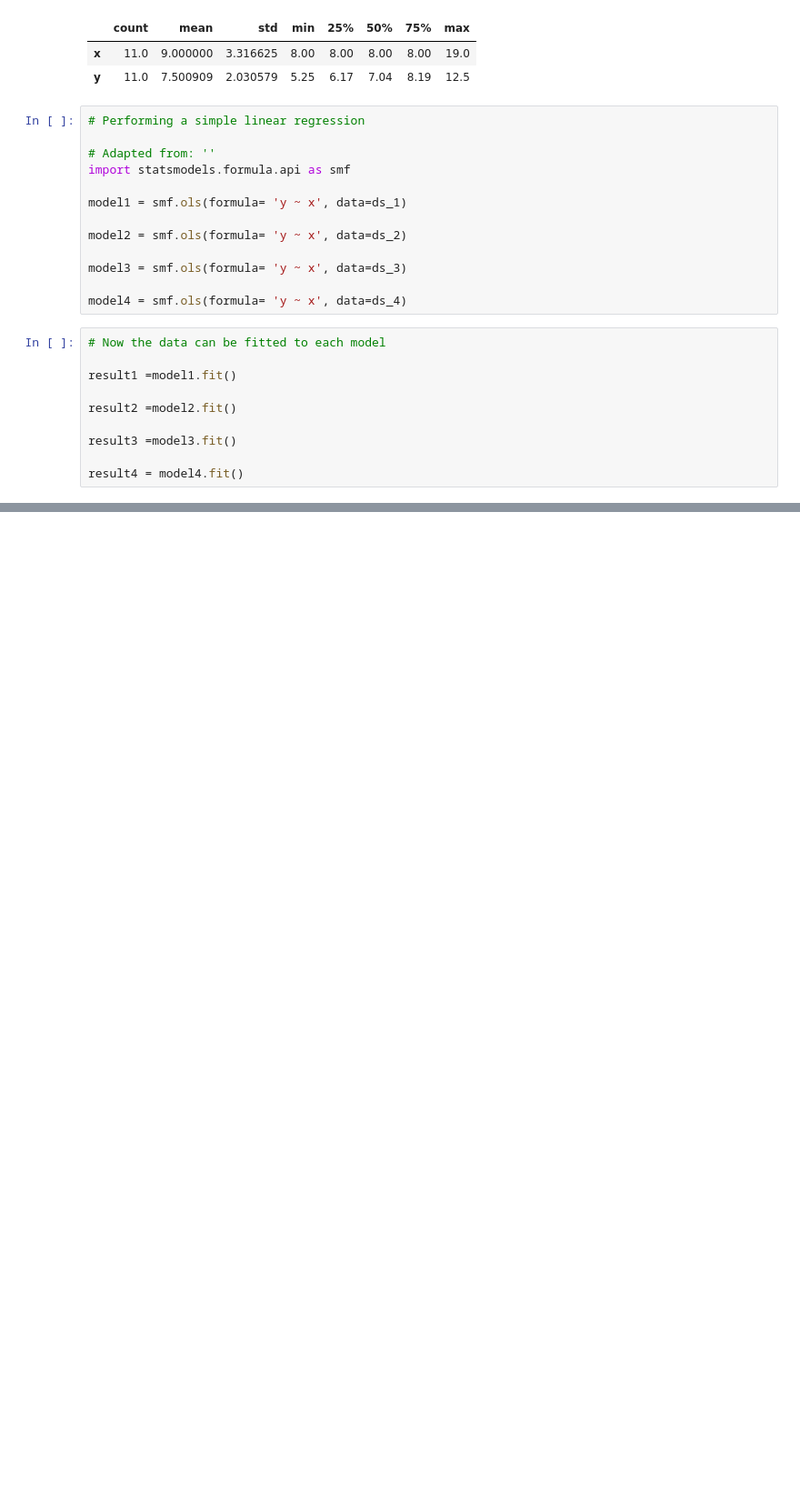
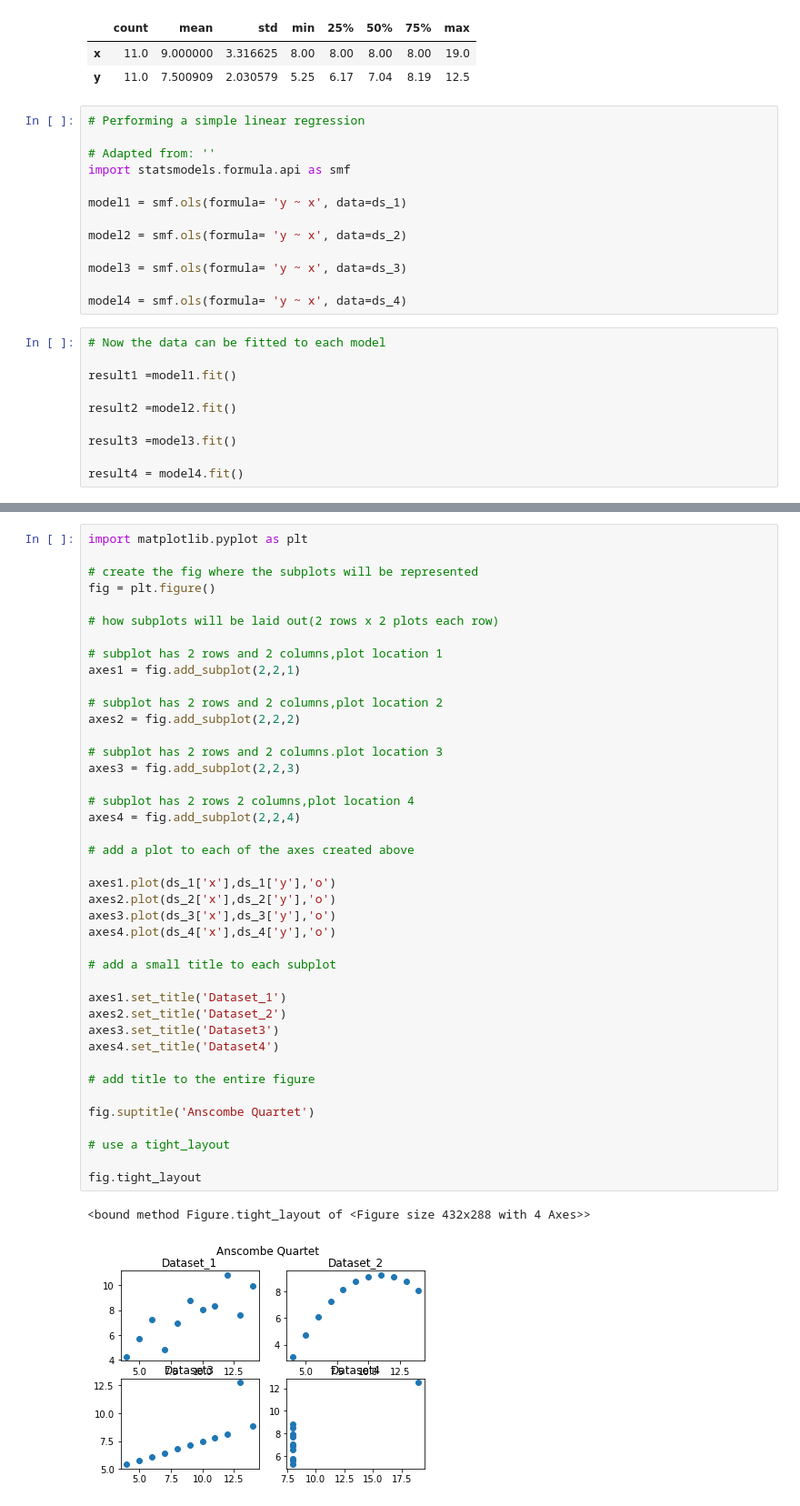
Before and after one commit to MarcoMen-Temp/Fundamentals-Practice, a Jupyter notebook: Anscombe Quartet Analysis.ipynb, the cells around one changed output, grey strips where cells are left out. Shown at 91% size. Saved outputs shown, nothing was run; the diff lists cells and outputs as text; blank space fills up the shorter version.

Commit message:
Added plots,and interpretations

```diff
--- a/Anscombe Quartet Analysis.ipynb
+++ b/Anscombe Quartet Analysis.ipynb
@@ -241,0 +250,44 @@ Let's get plotting,to reinforce the numerical results
+# %%
+import matplotlib.pyplot as plt
+
+# create the fig where the subplots will be represented
+fig = plt.figure()
+
+# how subplots will be laid out(2 rows x 2 plots each row)
+
+# subplot has 2 rows and 2 columns,plot location 1
+axes1 = fig.add_subplot(2,2,1)
+
+# subplot has 2 rows and 2 columns,plot location 2
+axes2 = fig.add_subplot(2,2,2)
+
+# subplot has 2 rows and 2 columns.plot location 3
+axes3 = fig.add_subplot(2,2,3)
+
+# subplot has 2 rows 2 columns,plot location 4
+axes4 = fig.add_subplot(2,2,4)
+
+# add a plot to each of the axes created above
+
+axes1.plot(ds_1['x'],ds_1['y'],'o')
+axes2.plot(ds_2['x'],ds_2['y'],'o')
+axes3.plot(ds_3['x'],ds_3['y'],'o')
+axes4.plot(ds_4['x'],ds_4['y'],'o')
+
+# add a small title to each subplot
+
+axes1.set_title('Dataset_1')
+axes2.set_title('Dataset_2')
+axes3.set_title('Dataset3')
+axes4.set_title('Dataset4')
+
+# add title to the entire figure
+
+fig.suptitle('Anscombe Quartet')
+
+# use a tight_layout
+
+fig.tight_layout
+# %% [output]
+<bound method Figure.tight_layout of <Figure size 432x288 with 4 Axes>>
+[figure, added]
```
Also changed, not shown: parts of 8 cells of this notebook.
